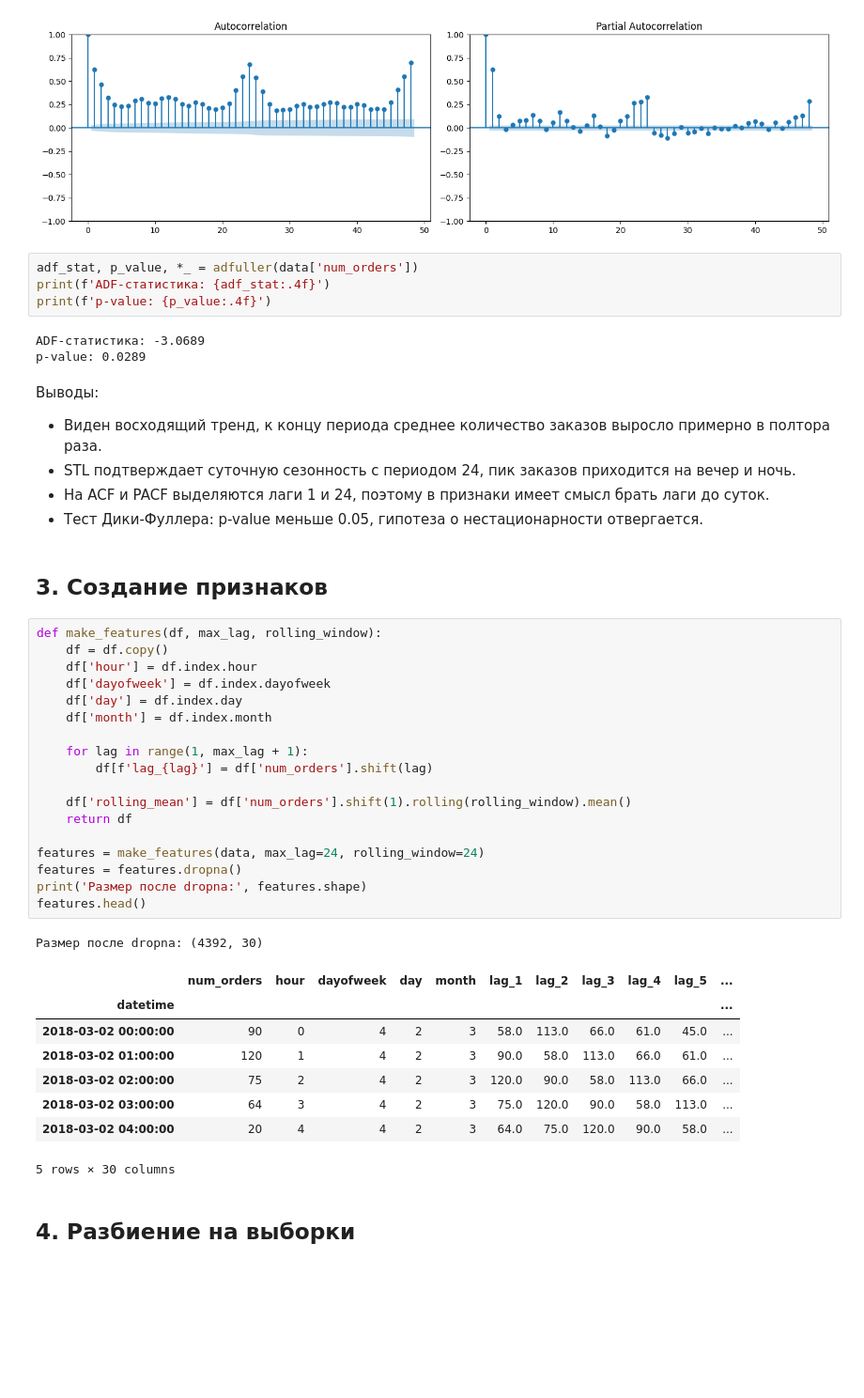
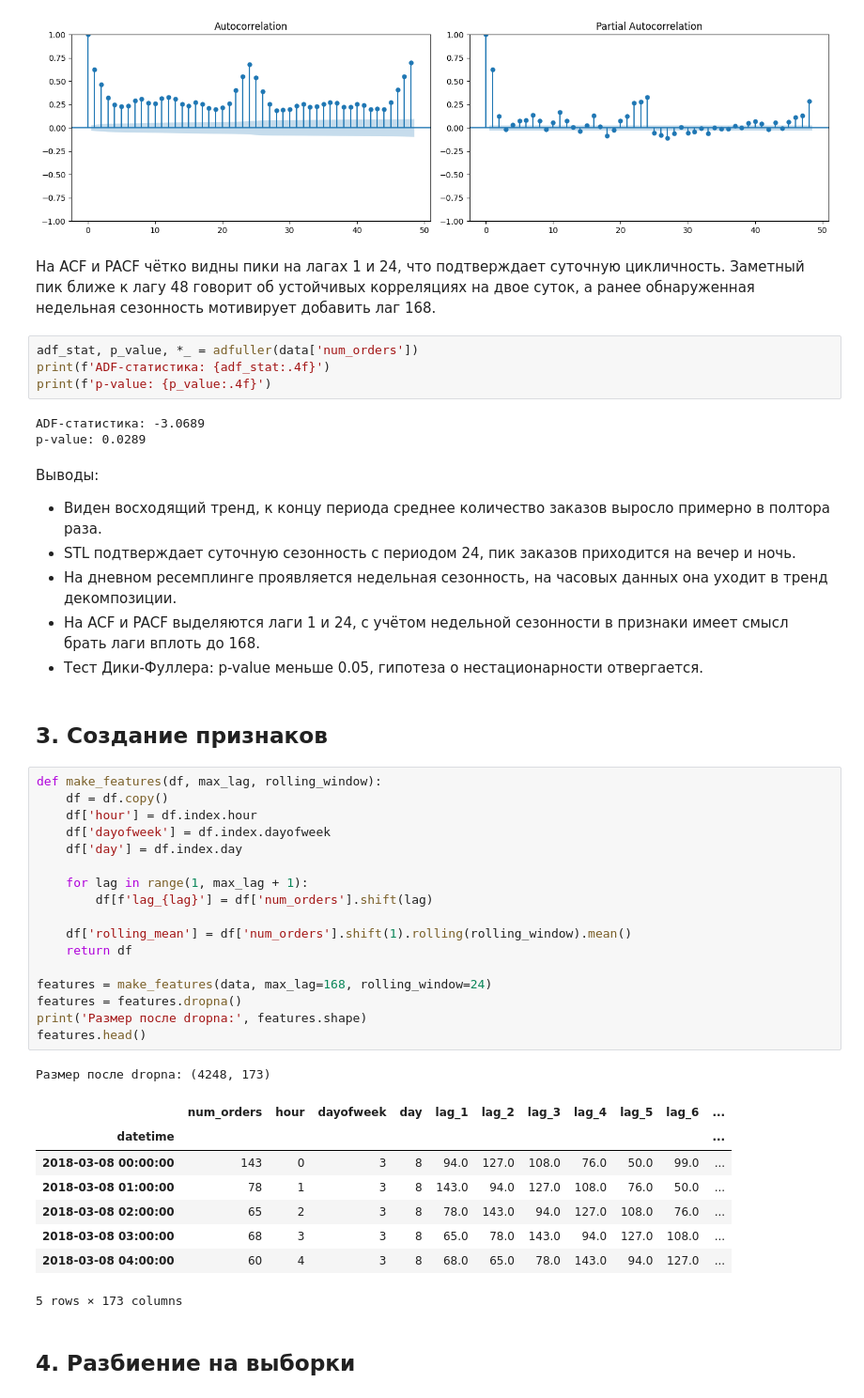
Before and after one commit to riubi/test-taxi-predict, a Jupyter notebook: taxi_forecast.ipynb, the cells around one changed output. Shown at 94% size. Saved outputs shown, nothing was run; the diff lists cells and outputs as text; blank space fills up the shorter version.

```diff
--- a/taxi_forecast.ipynb
+++ b/taxi_forecast.ipynb
@@ -86,6 +103,8 @@ plt.tight_layout()
 plt.show()
 # %% [output]
 [figure]
+# %% [markdown]
+На ACF и PACF чётко видны пики на лагах 1 и 24, что подтверждает суточную цикличность. Заметный пик ближе к лагу 48 говорит об устойчивых корреляциях на двое суток, а ранее обнаруженная недельная сезонность мотивирует добавить лаг 168.
 # %%
 adf_stat, p_value, *_ = adfuller(data['num_orders'])
 print(f'ADF-статистика: {adf_stat:.4f}')
@@ -97,38 +116,38 @@ p-value: 0.0289
 Выводы:
 - Виден восходящий тренд, к концу периода среднее количество заказов выросло примерно в полтора раза.
 - STL подтверждает суточную сезонность с периодом 24, пик заказов приходится на вечер и ночь.
-- На ACF и PACF выделяются лаги 1 и 24, поэтому в признаки имеет смысл брать лаги до суток.
+- На дневном ресемплинге проявляется недельная сезонность, на часовых данных она уходит в тренд декомпозиции.
+- На ACF и PACF выделяются лаги 1 и 24, с учётом недельной сезонности в признаки имеет смысл брать лаги вплоть до 168.
 - Тест Дики-Фуллера: p-value меньше 0.05, гипотеза о нестационарности отвергается.
 # %% [markdown]
 ## 3. Создание признаков
 # %%
 def make_features(df, max_lag, rolling_window):
     df = df.copy()
     df['hour'] = df.index.hour
     df['dayofweek'] = df.index.dayofweek
     df['day'] = df.index.day
-    df['month'] = df.index.month
 
     for lag in range(1, max_lag + 1):
         df[f'lag_{lag}'] = df['num_orders'].shift(lag)
 
     df['rolling_mean'] = df['num_orders'].shift(1).rolling(rolling_window).mean()
     return df
 
-features = make_features(data, max_lag=24, rolling_window=24)
+features = make_features(data, max_lag=168, rolling_window=24)
 features = features.dropna()
 print('Размер после dropna:', features.shape)
 features.head()
 # %% [output]
-Размер после dropna: (4392, 30)
+Размер после dropna: (4248, 173)
-|  | num_orders | hour | dayofweek | day | month | lag_1 | lag_2 | lag_3 | lag_4 | lag_5 | ... |
+|  | num_orders | hour | dayofweek | day | lag_1 | lag_2 | lag_3 | lag_4 | lag_5 | lag_6 | ... |
 | datetime |  |  |  |  |  |  |  |  |  |  | ... |
-| 2018-03-02 00:00:00 | 90 | 0 | 4 | 2 | 3 | 58.0 | 113.0 | 66.0 | 61.0 | 45.0 | ... |
-| 2018-03-02 01:00:00 | 120 | 1 | 4 | 2 | 3 | 90.0 | 58.0 | 113.0 | 66.0 | 61.0 | ... |
-| 2018-03-02 02:00:00 | 75 | 2 | 4 | 2 | 3 | 120.0 | 90.0 | 58.0 | 113.0 | 66.0 | ... |
-| 2018-03-02 03:00:00 | 64 | 3 | 4 | 2 | 3 | 75.0 | 120.0 | 90.0 | 58.0 | 113.0 | ... |
-| 2018-03-02 04:00:00 | 20 | 4 | 4 | 2 | 3 | 64.0 | 75.0 | 120.0 | 90.0 | 58.0 | ... |
+| 2018-03-08 00:00:00 | 143 | 0 | 3 | 8 | 94.0 | 127.0 | 108.0 | 76.0 | 50.0 | 99.0 | ... |
+| 2018-03-08 01:00:00 | 78 | 1 | 3 | 8 | 143.0 | 94.0 | 127.0 | 108.0 | 76.0 | 50.0 | ... |
+| 2018-03-08 02:00:00 | 65 | 2 | 3 | 8 | 78.0 | 143.0 | 94.0 | 127.0 | 108.0 | 76.0 | ... |
+| 2018-03-08 03:00:00 | 68 | 3 | 3 | 8 | 65.0 | 78.0 | 143.0 | 94.0 | 127.0 | 108.0 | ... |
+| 2018-03-08 04:00:00 | 60 | 4 | 3 | 8 | 68.0 | 65.0 | 78.0 | 143.0 | 94.0 | 127.0 | ... |
-5 rows × 30 columns
+5 rows × 173 columns
 # %% [markdown]
 ## 4. Разбиение на выборки
 # %%
```
Also changed, not shown: parts of 20 cells of this notebook.
